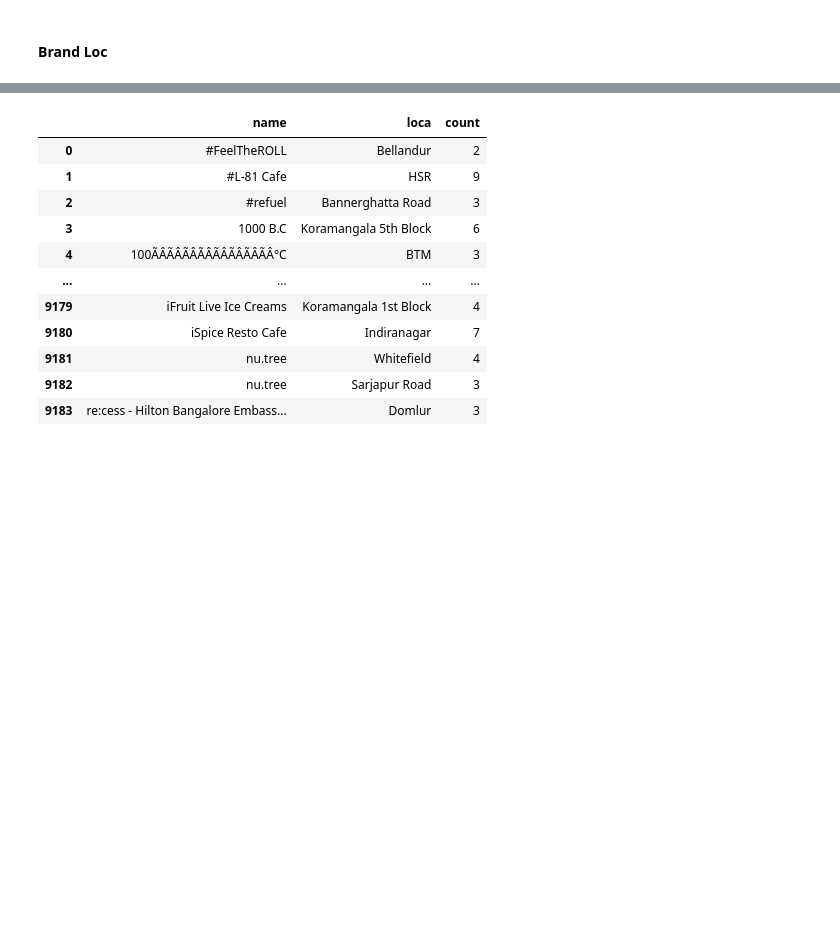
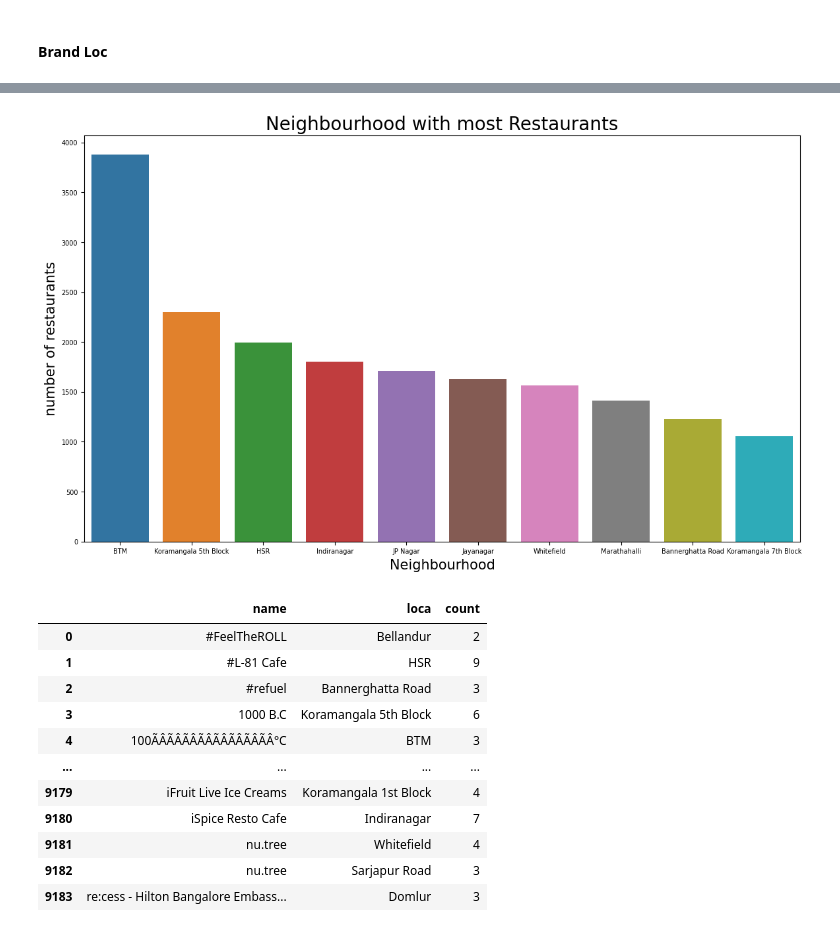
Before and after one commit to remre/datavisu, a Jupyter notebook: sample.ipynb, the cells around one changed output, grey strips where cells are left out. Saved outputs shown, nothing was run; the diff lists cells and outputs as text; code cells hidden in the pictures; blank space fills up the shorter version.

Commit message:
some charts and data processing

```diff
--- a/sample.ipynb
+++ b/sample.ipynb
@@ -344,0 +370,3 @@ memory usage: 5.4+ MB
+# %%
+df4 = pd.read_excel('./dbs/editedzomatos.xlsx')
+# df4 = pd.read_csv('./dbs/editedzomato.csv)
@@ -413 +444,13 @@ a['loca']
+# %%
+most_rest_loc = (df4.location.value_counts())[:10]
+# %%
+plt.rcParams["figure.figsize"] = (14,8)
+# %%
+rest_loc = sns.barplot(x=most_rest_loc.keys(),y=most_rest_loc.values,)
+rest_loc.axes.set_title("Neighbourhood with most Restaurants",fontsize=20)
+rest_loc.set_xlabel("Neighbourhood",fontsize=15)
+rest_loc.set_ylabel("number of restaurants",fontsize=15)
+rest_loc.tick_params(labelsize=7)
+# %% [output]
+[figure, added]
 # %%
```
Also changed, not shown: parts of 21 cells of this notebook.
